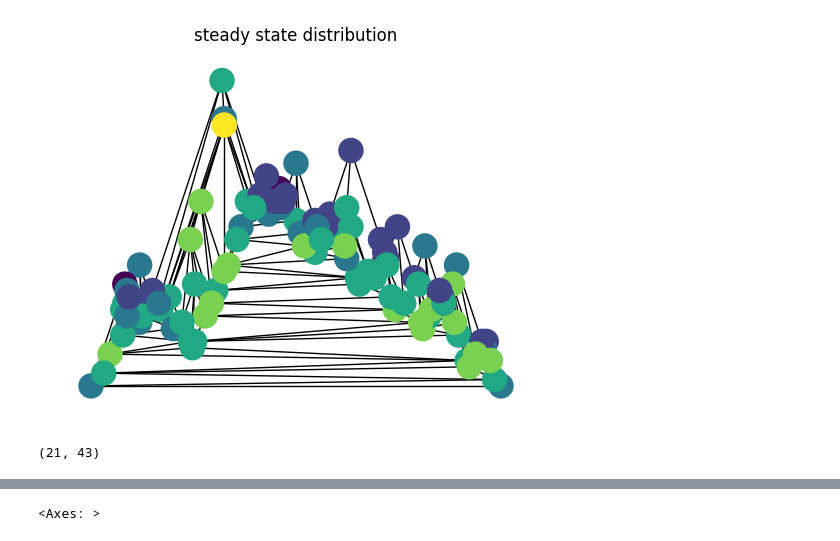
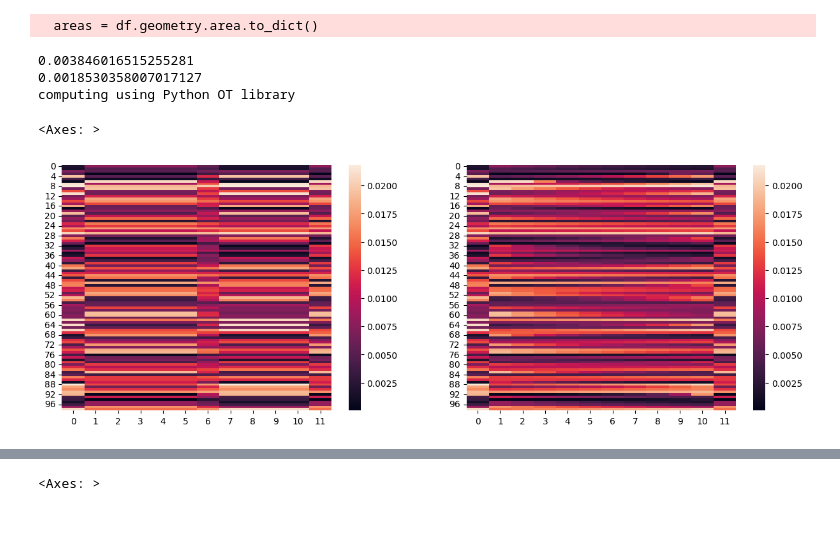
Before and after one commit to dcgentile/geographic-ot, a Jupyter notebook: diffusion_costs.ipynb, the cells around one changed output, grey strips where cells are left out. Cells and saved outputs as stored; diff of their text form; code cells hidden in the pictures.

Commit message:
corrected an error in the sinkhorn loop

```diff
--- a/diffusion_costs.ipynb
+++ b/diffusion_costs.ipynb
@@ -10,6 +10,10 @@ from math import sqrt
 from numpy.linalg import inv, matrix_power
 from scipy.linalg import expm
 from tqdm import tqdm
+# %%
+graph = Graph.from_file('./IA_counties/IA_counties.shp')
+# %% [output]
+  areas = df.geometry.area.to_dict()
 # %%
 '''
 given an an adjacency matrix for a graph G, produce the transition
@@ -95,18 +128,18 @@ def uniform_measure(num_nodes):
 '''
 measures == a matrix with columns corresponding to the reference measures
 approximant == a matrix with columns corresponding to ... some tool in the step I don't grok
-cost_mat == matrix encoding cost of moving mass i --> j
+k == the regularized cost matrix (regularization only needs to happen once, so do not pass unregularized cost to this function)
 coords == a point in the |measures|-simplex
 '''
-def _sinkhorn_loop(measures, approximant, cost_mat, coords):
+def sinkhorn_loop(measures, approximant, k, coords):
     s = measures.shape[1] # the number of columns is the number of reference measures
-    v = cost_mat.shape[1] # measures are supported on v vertices and must be vectores of length v
+    v = k.shape[1] # measures are supported on v vertices and must be vectores of length v
     phi = np.empty(measures.shape) #
 
     for i in range(s):
         b = approximant[:, i] # get the i-th column of the approximant matrix
         p = measures[:, i]    # get the i-th column of the reference matrix
-        phi[:,i] = cost_mat.T @ (p / (cost_mat @ b))
+        phi[:,i] = k.T @ (p / (k @ b))
 
     p = np.ones(v)
     for i in range(s):
@@ -126,9 +159,12 @@ coords == a point in the |measures|-simplex
 steps == number of iterations to carry out
 '''
 
-def _barycenter(measures, cost, coords, steps=3):
+def barycenter(measures, cost, epsilon=1, coords=None, steps=3):
+    if coords is None:
+        coords = [1/measures.shape[1]] * measures.shape[1]
     ones = np.ones((cost.shape[0], measures.shape[1]))
-    b, barycenter = barycentric_stepper(measures, ones, cost, coords)
+    regularized_cost = regularize_cost(cost, epsilon)
+    b, barycenter = sinkhorn_loop(measures, ones, cost, coords)
     for _ in range(steps):
-        b, barycenter = sinkhorn_loop(measures, b, cost, coords)
+        b, barycenter = sinkhorn_loop(measures, b, regularized_cost, coords)
     return barycenter
@@ -137,16 +171,29 @@ graph = Graph.from_file('./IA_counties/IA_counties.shp')
 # %%
 ia_markov = form_markov_chain(nx.adjacency_matrix(graph))
 num_nodes = ia_markov.shape[0]
-fig, ax = plt.subplots()
-ax.set_title("steady state distribution")
-nx.draw_planar(graph, node_color=steady_state)
+t = 1
+epsilon = 1
+weights = [0.5, 0.5]
+ia_diffusion = form_diffusion_map(ia_markov, t)
+reg_ia = regularize_cost(ia_diffusion)
+measures = generate_measures(num_nodes, 2)
+b1 = barycenter(measures, ia_diffusion, epsilon)
+b2 = ot.barycenter(measures, ia_diffusion, epsilon)
+print(np.linalg.norm(b1 - b2))
+print(np.linalg.norm(b1 - b2, np.inf))
+fig = plt.figure(figsize=(15,5))
+ax1 = fig.add_subplot(1,2,1)
+ax2 = fig.add_subplot(1,2,2)
+pot_geodesic = build_geodesic(measures, ia_diffusion, method='pot', epsilon = 0.1)
+my_geodesic = build_geodesic(measures, ia_diffusion, method='byhand', epsilon = 0.1)
+sns.heatmap(pot_geodesic, ax=ax1)
+sns.heatmap(my_geodesic, ax=ax2)
 # %% [output]
+0.003846016515255281
+0.0018530358007017127
+computing using Python OT library
+<Axes: >
-[figure, old version]
+[figure, new version]
-# %%
-i,j = max_dist(diffusion_cost)
-i, j
-# %% [output]
-(21, 43)
 # %%
 def update(frame):
     ax.clear()
```
Also changed, not shown: parts of 8 cells of this notebook.
